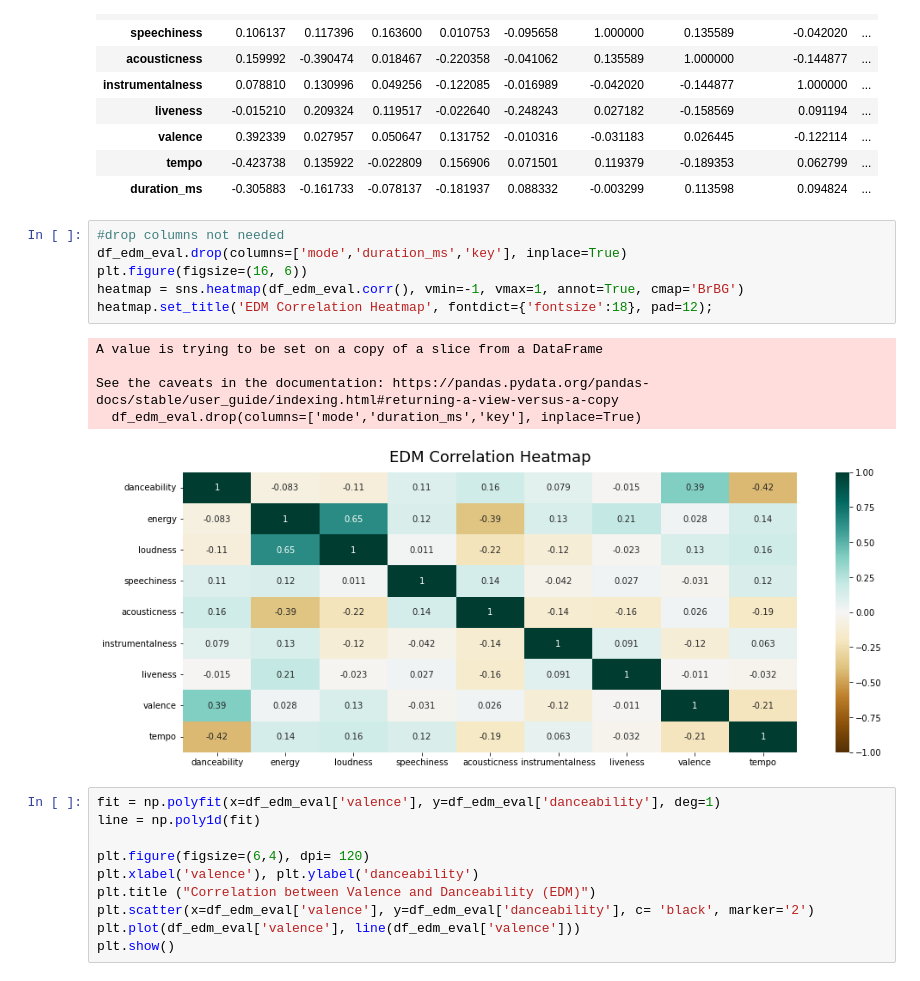
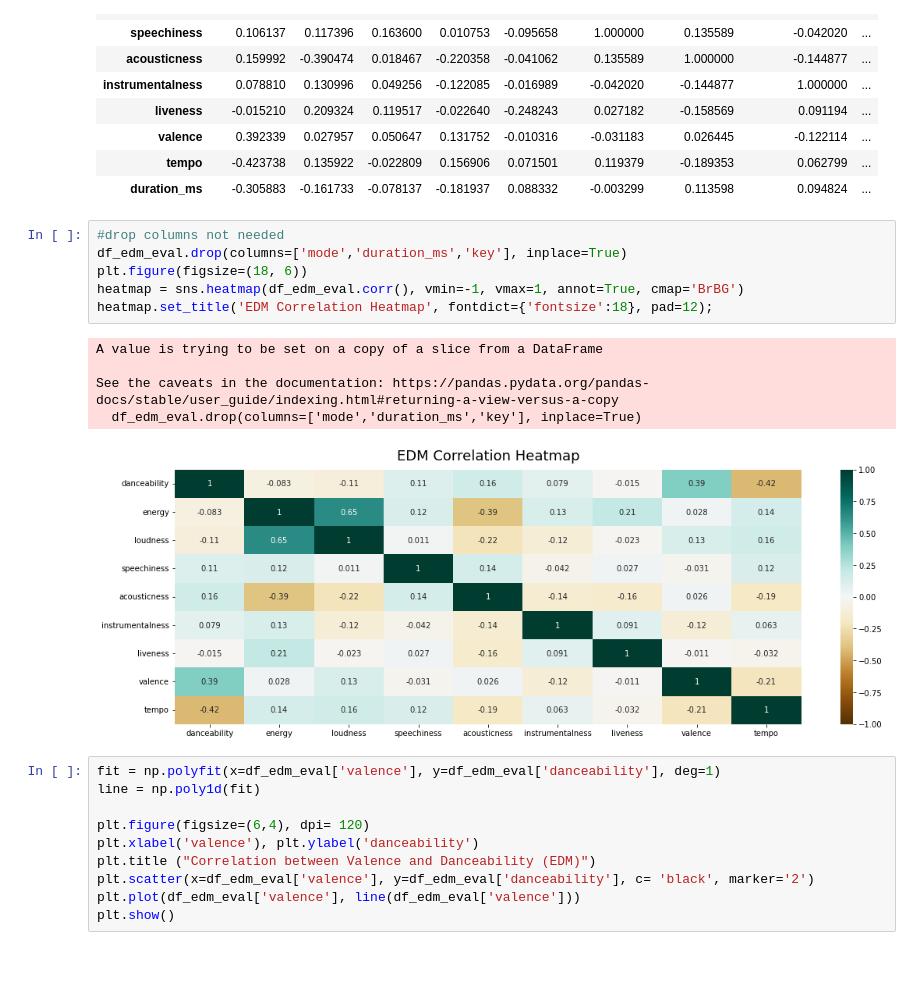
Before and after one commit to kchiev215/Spotify_EDM_Lofi_Analysis, a Jupyter notebook: Data_Analysis.ipynb, the cells around one changed output. Cells and saved outputs as stored; diff of their text form.

```diff
--- a/Data_Analysis.ipynb
+++ b/Data_Analysis.ipynb
@@ -413,15 +416,15 @@ df_edm_eval.corr()
 # %%
 #drop columns not needed
 df_edm_eval.drop(columns=['mode','duration_ms','key'], inplace=True)
-plt.figure(figsize=(16, 6))
+plt.figure(figsize=(18, 6))
 heatmap = sns.heatmap(df_edm_eval.corr(), vmin=-1, vmax=1, annot=True, cmap='BrBG')
 heatmap.set_title('EDM Correlation Heatmap', fontdict={'fontsize':18}, pad=12);
 # %% [output]
 A value is trying to be set on a copy of a slice from a DataFrame
 
 See the caveats in the documentation: https://pandas.pydata.org/pandas-docs/stable/user_guide/indexing.html#returning-a-view-versus-a-copy
   df_edm_eval.drop(columns=['mode','duration_ms','key'], inplace=True)
-[figure, old version]
+[figure, new version]
 # %%
 fit = np.polyfit(x=df_edm_eval['valence'], y=df_edm_eval['danceability'], deg=1)
 line = np.poly1d(fit)
```
Also changed, not shown: parts of 21 cells of this notebook, 28 other files.
